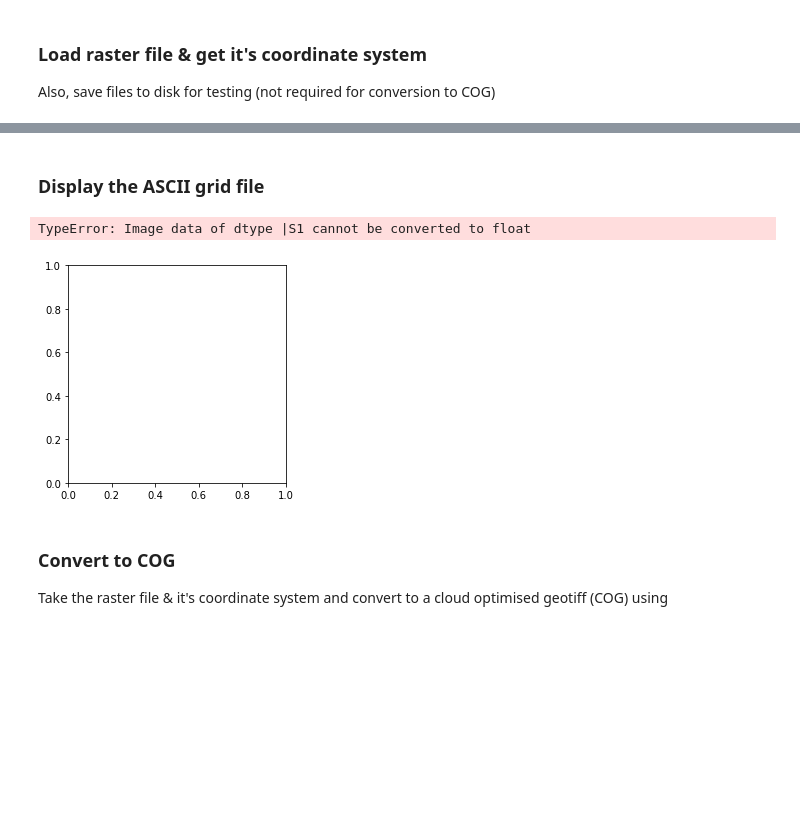
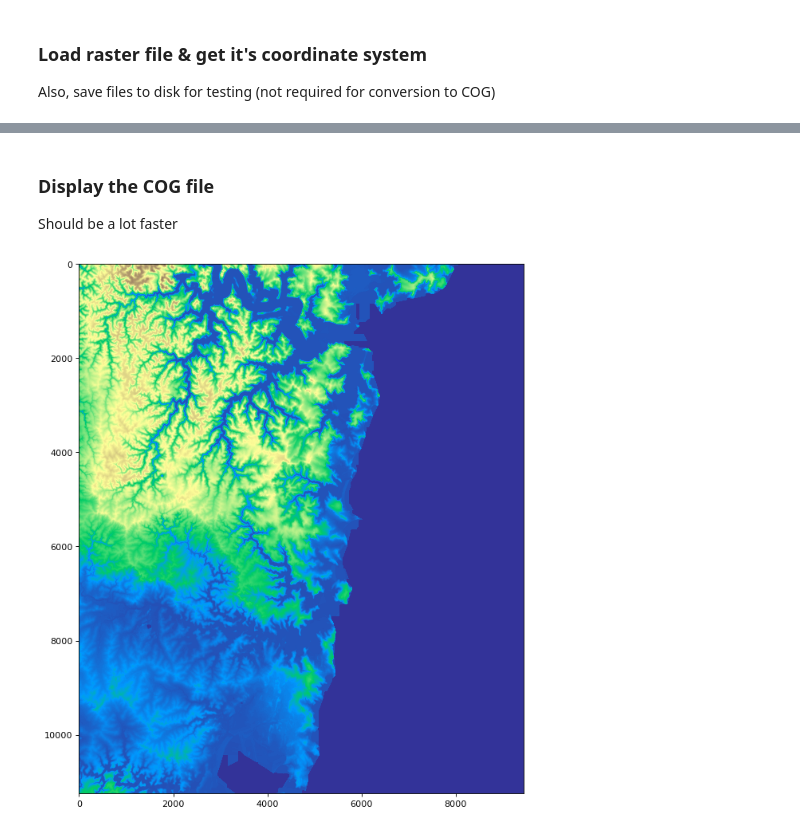
Before and after one commit to minus34/cog, a Jupyter notebook: 02_convert_asc_to_cog.ipynb, the cells around one changed output, grey strips where cells are left out. Drawn from its saved outputs; the diff is of its cells as text; code cells hidden in the pictures; blank space fills up the shorter version.

```diff
--- a/02_convert_asc_to_cog.ipynb
+++ b/02_convert_asc_to_cog.ipynb
@@ -92,12 +143,4 @@ Wall time: 1.17 s
 # %% [markdown]
-### Display the ASCII grid file
+### Display the COG file
+
+Should be a lot faster
-# %%
-pyplot.imshow(image.read(0), cmap='pink')
-pyplot.show()
-# %% [output]
-TypeError: Image data of dtype |S1 cannot be converted to float
-[figure, removed]
-# %% [markdown]
-### Convert to COG
-
-Take the raster file & it's coordinate system and convert to a cloud optimised geotiff (COG) using
@@ -138,0 +147,18 @@ dynspread(datashade(points, cmap=["red", "yellow"], **sizes)).options(**opts)
+# %%
+    %%time
+    # open the in-memory image as a raster dataset
+    dataset = rasterio.open(os.path.join(converted_path, output_file_name), "r")
+
+    # get the data as a Numpy array
+    np_data = dataset.read(1)
+
+    fig = pyplot.figure(figsize=(9, 12), dpi=80)
+
+    #     ax = pyplot.Axes(fig, [0., 0., 1., 1.])
+    #     ax.set_axis_off()
+    #     ax.set_title("ASCII Grid File - Sydney, NSW Elevation", fontsize = 16);
+
+    pyplot.imshow(np_data, cmap="terrain", vmin=-20, vmax=400)
+    pyplot.show()
+# %% [output]
+[figure, added]
```
Also changed, not shown: parts of 12 cells of this notebook, 1 other file.
